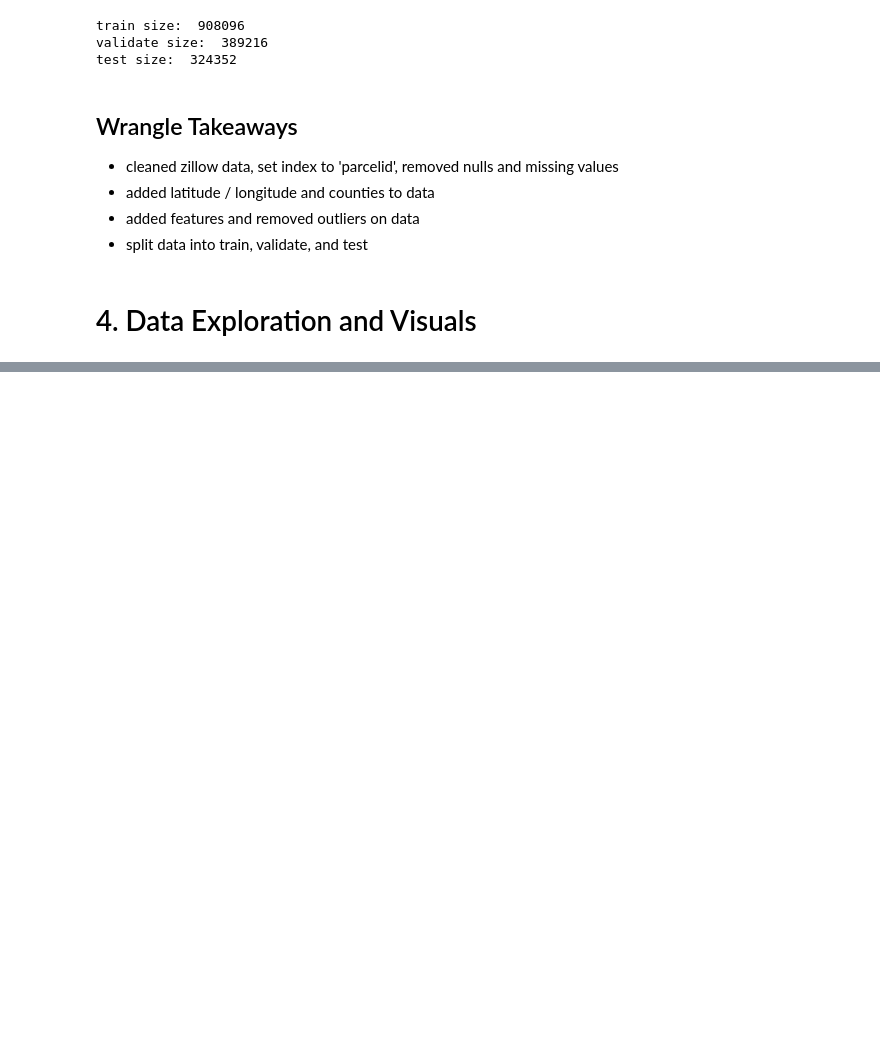
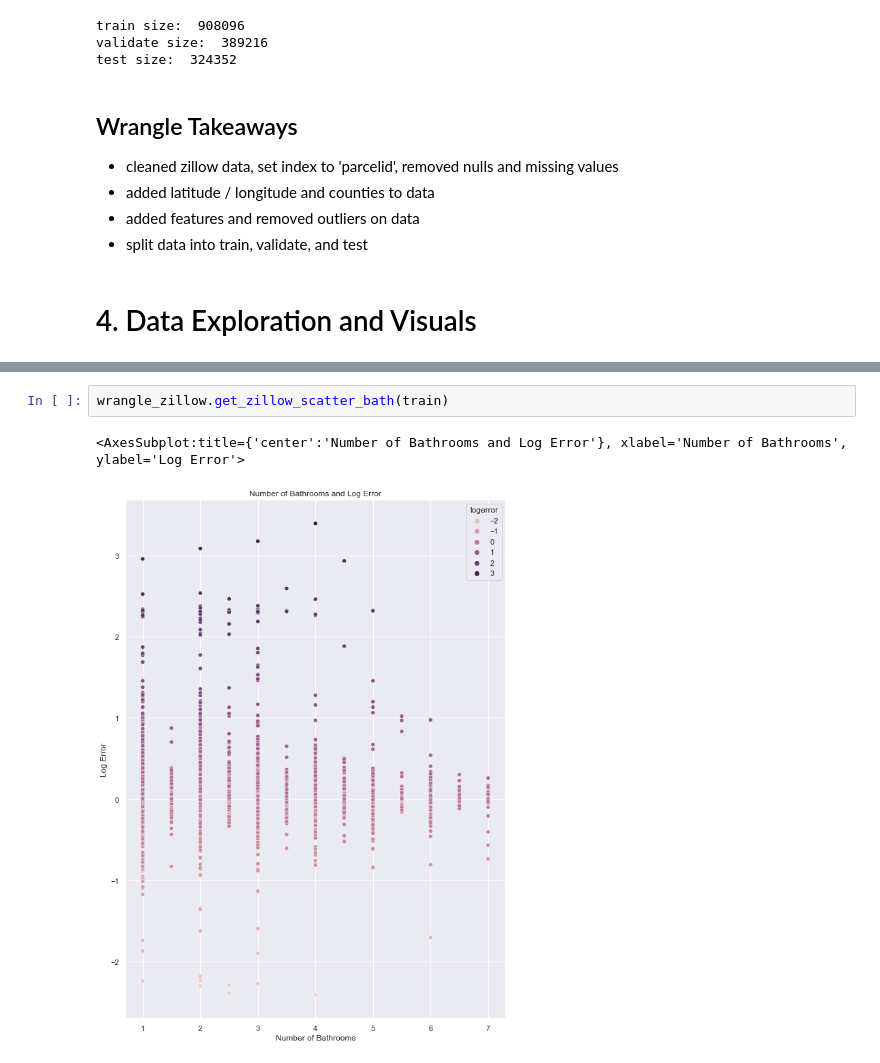
Before and after one commit to jamesallen0351/clustering-project, a Jupyter notebook: zillow_notebook.ipynb, the cells around one changed output, grey strips where cells are left out. Drawn from its saved outputs; the diff is of its cells as text; blank space fills up the shorter version.

```diff
--- a/zillow_notebook.ipynb
+++ b/zillow_notebook.ipynb
@@ -168,0 +222,5 @@ test size:  324352
+# %%
+wrangle_zillow.get_zillow_scatter_bath(train)
+# %% [output]
+<AxesSubplot:title={'center':'Number of Bathrooms and Log Error'}, xlabel='Number of Bathrooms', ylabel='Log Error'>
+[figure, added]
```
Also changed, not shown: parts of 20 cells of this notebook, 2 other files.
